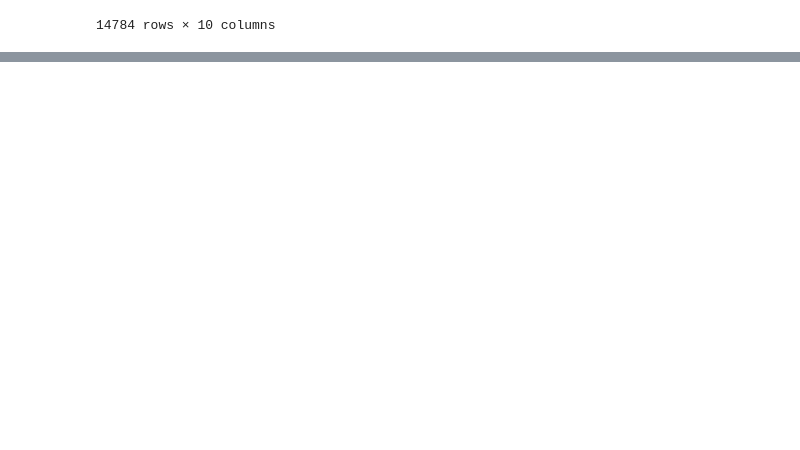
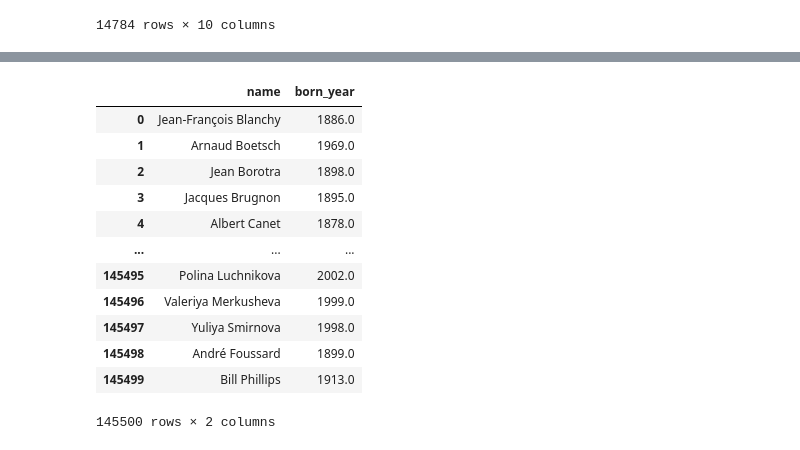
Before and after one commit to kyawkhantwin/pandas, a Jupyter notebook: tutorial.ipynb, the cells around one changed output, grey strips where cells are left out. Saved outputs shown, nothing was run; the diff lists cells and outputs as text; code cells hidden in the pictures; blank space fills up the shorter version.

```diff
--- a/tutorial.ipynb
+++ b/tutorial.ipynb
@@ -89,0 +179,3 @@ bios[bios['born_country'].isin(['USA','FRA'])]
+# %%
+bios_new['born_datetime'] = pd.to_datetime(bios_new['born_date'])
+bios_new
@@ -89,0 +218,17 @@ bios[bios['born_country'].isin(['USA','FRA'])]
+# %%
+bios_new['born_year'] = bios_new['born_datetime'].dt.year
+bios_new[['name','born_year']]
+# %% [output]
+|  | name | born_year |
+| 0 | Jean-François Blanchy | 1886.0 |
+| 1 | Arnaud Boetsch | 1969.0 |
+| 2 | Jean Borotra | 1898.0 |
+| 3 | Jacques Brugnon | 1895.0 |
+| 4 | Albert Canet | 1878.0 |
+| ... | ... | ... |
+| 145495 | Polina Luchnikova | 2002.0 |
+| 145496 | Valeriya Merkusheva | 1999.0 |
+| 145497 | Yuliya Smirnova | 1998.0 |
+| 145498 | André Foussard | 1899.0 |
+| 145499 | Bill Phillips | 1913.0 |
+145500 rows × 2 columns
```
Also changed, not shown: parts of 19 cells of this notebook, 1 other file.
